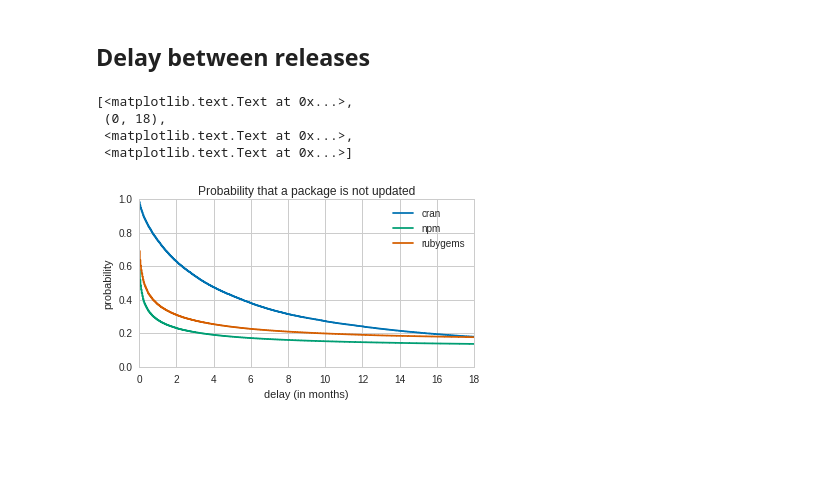
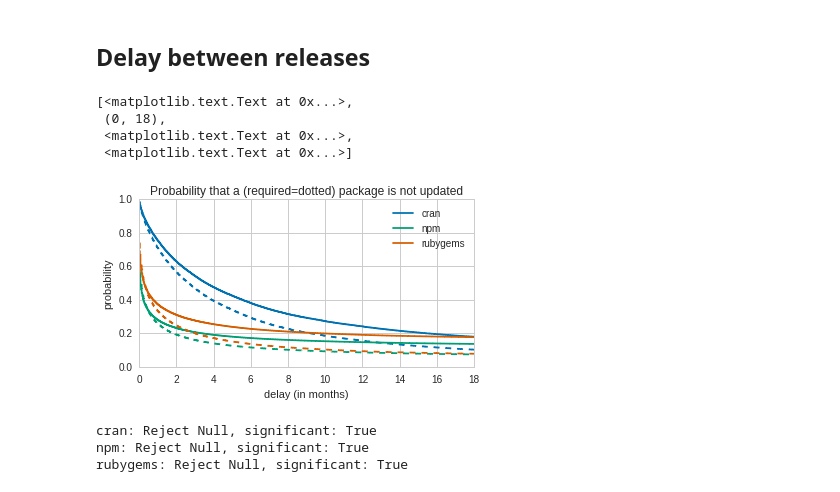
Before and after one commit to AlexandreDecan/ecos-emse, a Jupyter notebook: notebooks/Ecosystem activity.ipynb, the cells around one changed output. Saved outputs shown, nothing was run; the diff lists cells and outputs as text; code cells hidden in the pictures; blank space fills up the shorter version.

Commit message:
Distinguish between required and unrequired packages for the survival analysis

```diff
--- a/notebooks/Ecosystem activity.ipynb
+++ b/notebooks/Ecosystem activity.ipynb
@@ -262,35 +262,58 @@ for ecosystem, data in df_data.items():
     df_data[ecosystem]['packages'] = df.reset_index()
 # %%
 import lifelines
-#from lifelines.statistics import logrank_test
+from lifelines.statistics import logrank_test
 
 figure, ax = matplotlib.pyplot.subplots()
 figure.set_size_inches(FIG_SIZE)
 
+colors = iter(seaborn.color_palette())
+
 kmp = lifelines.KaplanMeierFitter()
+tests = collections.OrderedDict()
 
 for ecosystem, data in df_data.items():
+    color = next(colors)
+
     kmp_df = (
         data['packages']
         .assign(observed=lambda d: ~d['next_release'].isnull())
         .pipe(lambda d: d.fillna(d['time'].max()))
         .assign(duration=lambda d:
             (d['next_release'].astype('datetime64[ns, UTC]') - d['time'].astype('datetime64[ns, UTC]')).dt.days / 30
         )
+        .assign(required=lambda d: d['package'].isin(data['dependencies']['dependency']))
     )
 
     kmp.fit(kmp_df['duration'], kmp_df['observed'], label=ecosystem)
-    kmp.plot(ax=ax, ci_show=False)
+    kmp.plot(ax=ax, color=color, ci_show=False)
+
+    required = kmp_df['required'] == True
+    kmp.fit(kmp_df[required]['duration'], kmp_df[required]['observed'])
+    kmp.plot(ax=ax, color=color, style='--', legend=None, ci_show=False)
+
+    tests[ecosystem] = logrank_test(
+        kmp_df['duration'], kmp_df[required]['duration'],
+        kmp_df['observed'], kmp_df[required]['observed'],
+        alpha=0.99
+    )
 
 ax.set(
     xlabel='delay (in months)',
     ylabel='probability',
-    title='Probability that a package is not updated',
+    title='Probability that a (required=dotted) package is not updated',
     xlim=(0, 18)
 )
 # %% [output]
 [<matplotlib.text.Text at 0x...>,
  (0, 18),
  <matplotlib.text.Text at 0x...>,
  <matplotlib.text.Text at 0x...>]
-[figure, old version]
+[figure, new version]
+# %%
+for ecosystem, test in tests.items():
+    print('{}: {}, significant: {}'.format(ecosystem, test.test_result, test.is_significant))
+# %% [output]
+cran: Reject Null, significant: True
+npm: Reject Null, significant: True
+rubygems: Reject Null, significant: True
```
